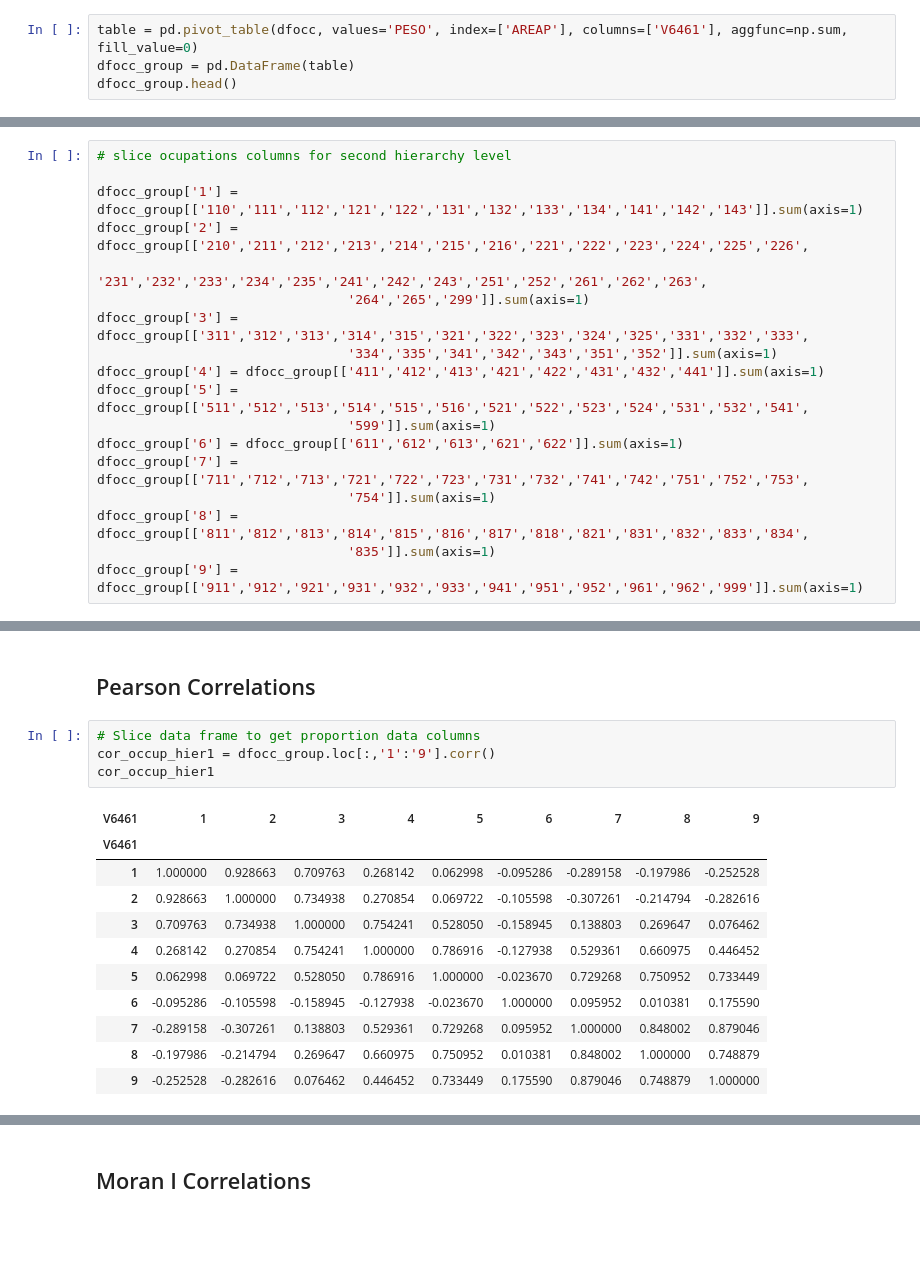
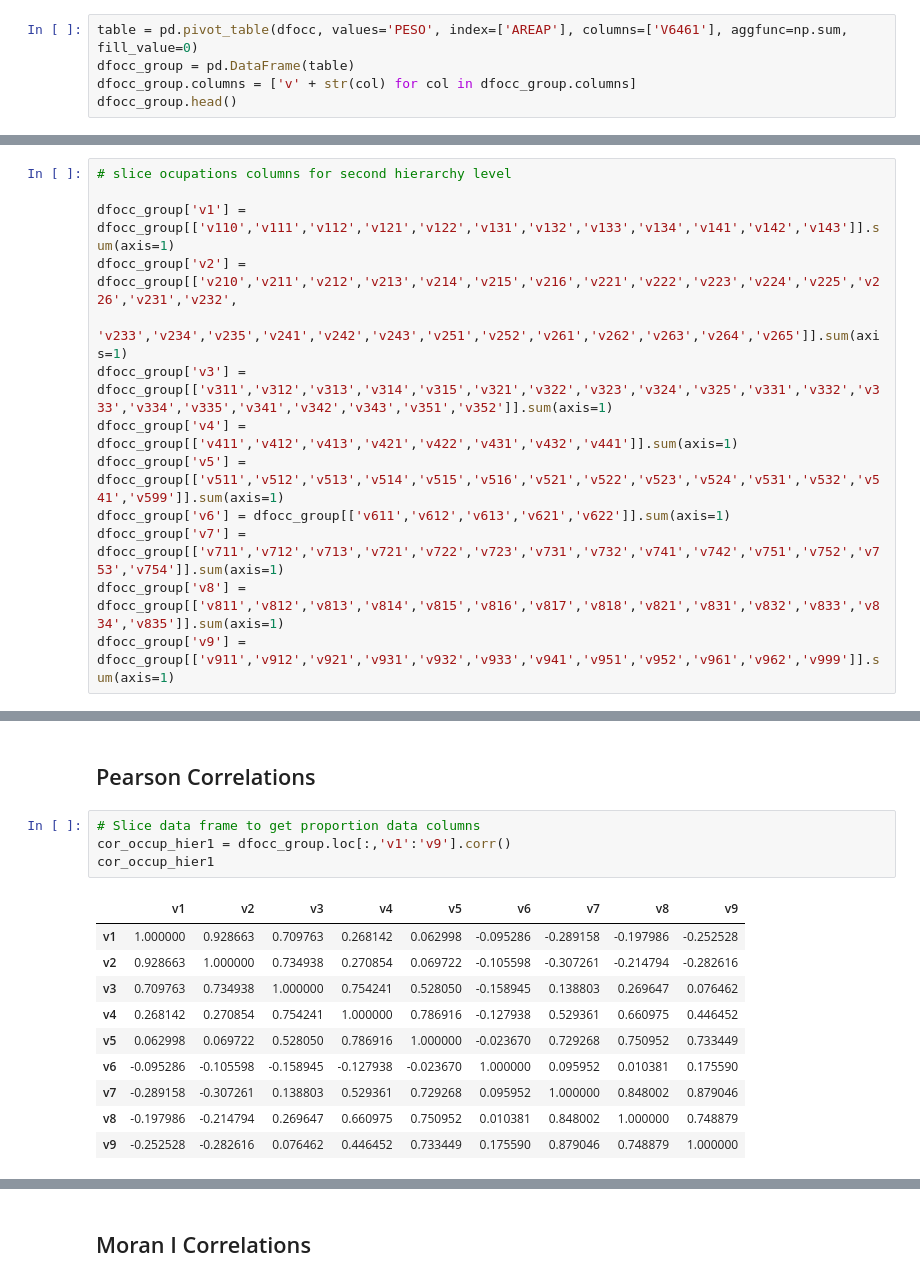
Before and after one commit to sandrofsousa/Resolution, a Jupyter notebook: Histograms - Sao Paulo.ipynb, the cells around one changed output, grey strips where cells are left out. Cells and saved outputs as stored; diff of their text form; blank space fills up the shorter version.

```diff
--- a/Histograms - Sao Paulo.ipynb
+++ b/Histograms - Sao Paulo.ipynb
@@ -201,5 +201,6 @@ Valid occup:  426
 # %%
 table = pd.pivot_table(dfocc, values='PESO', index=['AREAP'], columns=['V6461'], aggfunc=np.sum, fill_value=0)
 dfocc_group = pd.DataFrame(table)
+dfocc_group.columns = ['v' + str(col) for col in dfocc_group.columns]
 dfocc_group.head()
 # %% [output]
@@ -211,24 +212,19 @@ dfocc_group.head()
 | 3505708005001 | 7751.571257 | 423.363347 | 0.0 | 68.343015 | 0.000000 | 210.212940 | 133.873387 | 0.0 | 59.536643 | 17.320791 | ... | ... |
 | 3505708005002 | 8358.809599 | 128.659738 | 0.0 | 27.016410 | 20.162472 | 63.761313 | 127.005853 | 0.0 | 43.261048 | 0.000000 | ... | ... |
 5 rows × 130 columns
-# %%
-# slice ocupations columns for second hierarchy level
-
-dfocc_group['1'] = dfocc_group[['110','111','112','121','122','131','132','133','134','141','142','143']].sum(axis=1)
-dfocc_group['2'] = dfocc_group[['210','211','212','213','214','215','216','221','222','223','224','225','226',
-                                '231','232','233','234','235','241','242','243','251','252','261','262','263',
-                                '264','265','299']].sum(axis=1)
-dfocc_group['3'] = dfocc_group[['311','312','313','314','315','321','322','323','324','325','331','332','333',
-                                '334','335','341','342','343','351','352']].sum(axis=1)
-dfocc_group['4'] = dfocc_group[['411','412','413','421','422','431','432','441']].sum(axis=1)
-dfocc_group['5'] = dfocc_group[['511','512','513','514','515','516','521','522','523','524','531','532','541',
-                                '599']].sum(axis=1)
-dfocc_group['6'] = dfocc_group[['611','612','613','621','622']].sum(axis=1)
-dfocc_group['7'] = dfocc_group[['711','712','713','721','722','723','731','732','741','742','751','752','753',
-                                '754']].sum(axis=1)
-dfocc_group['8'] = dfocc_group[['811','812','813','814','815','816','817','818','821','831','832','833','834',
-                                '835']].sum(axis=1)
-dfocc_group['9'] = dfocc_group[['911','912','921','931','932','933','941','951','952','961','962','999']].sum(axis=1)
+# %%
+# slice ocupations columns for second hierarchy level
+
+dfocc_group['v1'] = dfocc_group[['v110','v111','v112','v121','v122','v131','v132','v133','v134','v141','v142','v143']].sum(axis=1)
+dfocc_group['v2'] = dfocc_group[['v210','v211','v212','v213','v214','v215','v216','v221','v222','v223','v224','v225','v226','v231','v232',
+                                 'v233','v234','v235','v241','v242','v243','v251','v252','v261','v262','v263','v264','v265']].sum(axis=1)
+dfocc_group['v3'] = dfocc_group[['v311','v312','v313','v314','v315','v321','v322','v323','v324','v325','v331','v332','v333','v334','v335','v341','v342','v343','v351','v352']].sum(axis=1)
+dfocc_group['v4'] = dfocc_group[['v411','v412','v413','v421','v422','v431','v432','v441']].sum(axis=1)
+dfocc_group['v5'] = dfocc_group[['v511','v512','v513','v514','v515','v516','v521','v522','v523','v524','v531','v532','v541','v599']].sum(axis=1)
+dfocc_group['v6'] = dfocc_group[['v611','v612','v613','v621','v622']].sum(axis=1)
+dfocc_group['v7'] = dfocc_group[['v711','v712','v713','v721','v722','v723','v731','v732','v741','v742','v751','v752','v753','v754']].sum(axis=1)
+dfocc_group['v8'] = dfocc_group[['v811','v812','v813','v814','v815','v816','v817','v818','v821','v831','v832','v833','v834','v835']].sum(axis=1)
+dfocc_group['v9'] = dfocc_group[['v911','v912','v921','v931','v932','v933','v941','v951','v952','v961','v962','v999']].sum(axis=1)
 # %%
 # Labels
 # %%
@@ -340,20 +328,19 @@ plt.xlabel('Ocupation groups')
 ## Pearson Correlations
 # %%
 # Slice data frame to get proportion data columns
-cor_occup_hier1 = dfocc_group.loc[:,'1':'9'].corr()
+cor_occup_hier1 = dfocc_group.loc[:,'v1':'v9'].corr()
 cor_occup_hier1
 # %% [output]
-| V6461 | 1 | 2 | 3 | 4 | 5 | 6 | 7 | 8 | 9 |
-| V6461 |  |  |  |  |  |  |  |  |  |
-| 1 | 1.000000 | 0.928663 | 0.709763 | 0.268142 | 0.062998 | -0.095286 | -0.289158 | -0.197986 | -0.252528 |
-| 2 | 0.928663 | 1.000000 | 0.734938 | 0.270854 | 0.069722 | -0.105598 | -0.307261 | -0.214794 | -0.282616 |
-| 3 | 0.709763 | 0.734938 | 1.000000 | 0.754241 | 0.528050 | -0.158945 | 0.138803 | 0.269647 | 0.076462 |
-| 4 | 0.268142 | 0.270854 | 0.754241 | 1.000000 | 0.786916 | -0.127938 | 0.529361 | 0.660975 | 0.446452 |
-| 5 | 0.062998 | 0.069722 | 0.528050 | 0.786916 | 1.000000 | -0.023670 | 0.729268 | 0.750952 | 0.733449 |
-| 6 | -0.095286 | -0.105598 | -0.158945 | -0.127938 | -0.023670 | 1.000000 | 0.095952 | 0.010381 | 0.175590 |
-| 7 | -0.289158 | -0.307261 | 0.138803 | 0.529361 | 0.729268 | 0.095952 | 1.000000 | 0.848002 | 0.879046 |
-| 8 | -0.197986 | -0.214794 | 0.269647 | 0.660975 | 0.750952 | 0.010381 | 0.848002 | 1.000000 | 0.748879 |
-| 9 | -0.252528 | -0.282616 | 0.076462 | 0.446452 | 0.733449 | 0.175590 | 0.879046 | 0.748879 | 1.000000 |
+|  | v1 | v2 | v3 | v4 | v5 | v6 | v7 | v8 | v9 |
+| v1 | 1.000000 | 0.928663 | 0.709763 | 0.268142 | 0.062998 | -0.095286 | -0.289158 | -0.197986 | -0.252528 |
+| v2 | 0.928663 | 1.000000 | 0.734938 | 0.270854 | 0.069722 | -0.105598 | -0.307261 | -0.214794 | -0.282616 |
+| v3 | 0.709763 | 0.734938 | 1.000000 | 0.754241 | 0.528050 | -0.158945 | 0.138803 | 0.269647 | 0.076462 |
+| v4 | 0.268142 | 0.270854 | 0.754241 | 1.000000 | 0.786916 | -0.127938 | 0.529361 | 0.660975 | 0.446452 |
+| v5 | 0.062998 | 0.069722 | 0.528050 | 0.786916 | 1.000000 | -0.023670 | 0.729268 | 0.750952 | 0.733449 |
+| v6 | -0.095286 | -0.105598 | -0.158945 | -0.127938 | -0.023670 | 1.000000 | 0.095952 | 0.010381 | 0.175590 |
+| v7 | -0.289158 | -0.307261 | 0.138803 | 0.529361 | 0.729268 | 0.095952 | 1.000000 | 0.848002 | 0.879046 |
+| v8 | -0.197986 | -0.214794 | 0.269647 | 0.660975 | 0.750952 | 0.010381 | 0.848002 | 1.000000 | 0.748879 |
+| v9 | -0.252528 | -0.282616 | 0.076462 | 0.446452 | 0.733449 | 0.175590 | 0.879046 | 0.748879 | 1.000000 |
 # %%
 # Plot Heatmap based on hier_level3 data frame
 % matplotlib inline
```
Also changed, not shown: parts of 24 cells of this notebook.
